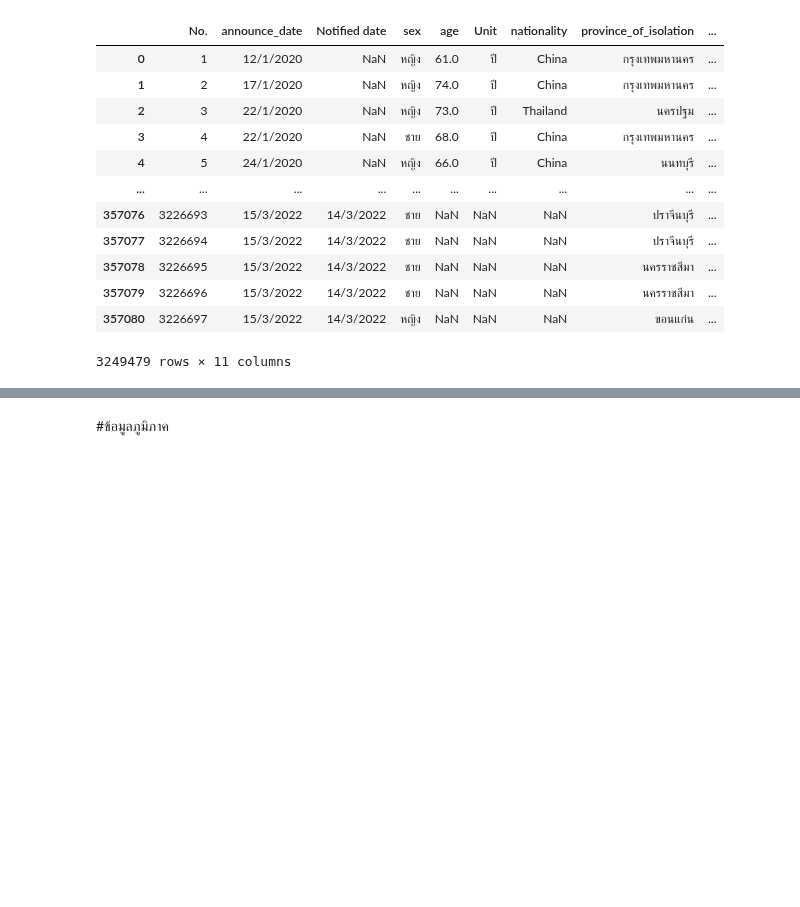
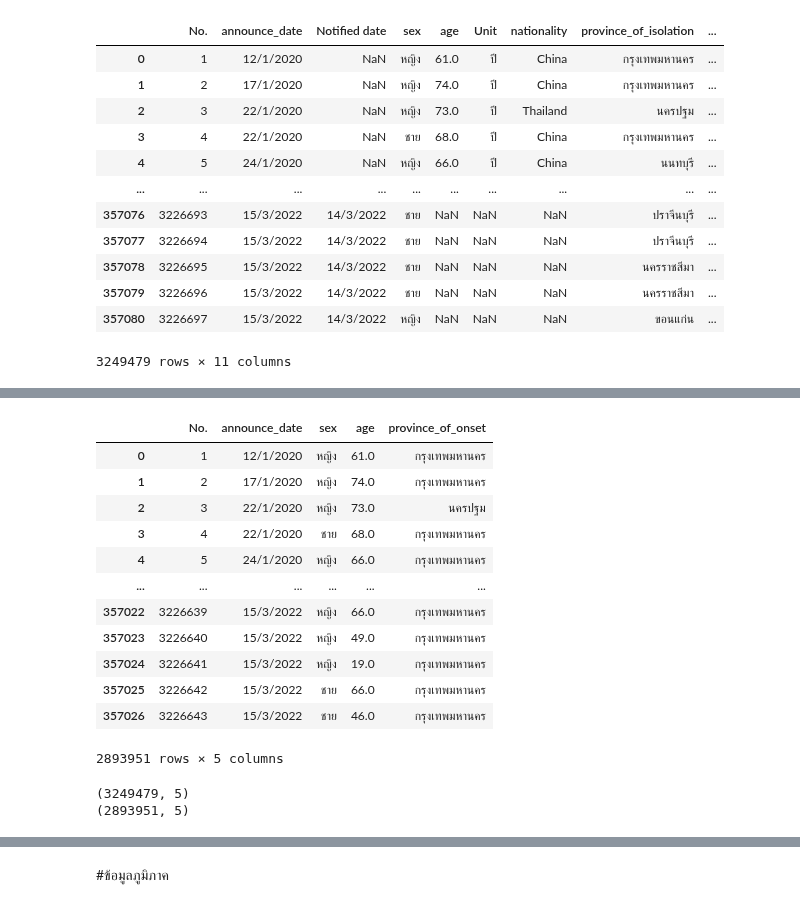
Before and after one commit to sskboonmee/data_viz_2022, a Jupyter notebook: Project_Dataviz.ipynb, the cells around one changed output, grey strips where cells are left out. Cells and saved outputs as stored; diff of their text form; code cells hidden in the pictures; blank space fills up the shorter version.

```diff
--- a/Project_Dataviz.ipynb
+++ b/Project_Dataviz.ipynb
@@ -263,0 +304,23 @@ dtype: bool
+# %%
+data_add2 = data_add.dropna(subset=['age','sex'])
+data_add2
+# %% [output]
+|  | No. | announce_date | sex | age | province_of_onset |
+| 0 | 1 | 12/1/2020 | หญิง | 61.0 | กรุงเทพมหานคร |
+| 1 | 2 | 17/1/2020 | หญิง | 74.0 | กรุงเทพมหานคร |
+| 2 | 3 | 22/1/2020 | หญิง | 73.0 | นครปฐม |
+| 3 | 4 | 22/1/2020 | ชาย | 68.0 | กรุงเทพมหานคร |
+| 4 | 5 | 24/1/2020 | หญิง | 66.0 | กรุงเทพมหานคร |
+| ... | ... | ... | ... | ... | ... |
+| 357022 | 3226639 | 15/3/2022 | หญิง | 66.0 | กรุงเทพมหานคร |
+| 357023 | 3226640 | 15/3/2022 | หญิง | 49.0 | กรุงเทพมหานคร |
+| 357024 | 3226641 | 15/3/2022 | หญิง | 19.0 | กรุงเทพมหานคร |
+| 357025 | 3226642 | 15/3/2022 | ชาย | 66.0 | กรุงเทพมหานคร |
+| 357026 | 3226643 | 15/3/2022 | ชาย | 46.0 | กรุงเทพมหานคร |
+2893951 rows × 5 columns
+# %%
+print(data_add.shape)
+print(data_add2.shape)
+# %% [output]
+(3249479, 5)
+(2893951, 5)
```
Also changed, not shown: parts of 15 cells of this notebook.
